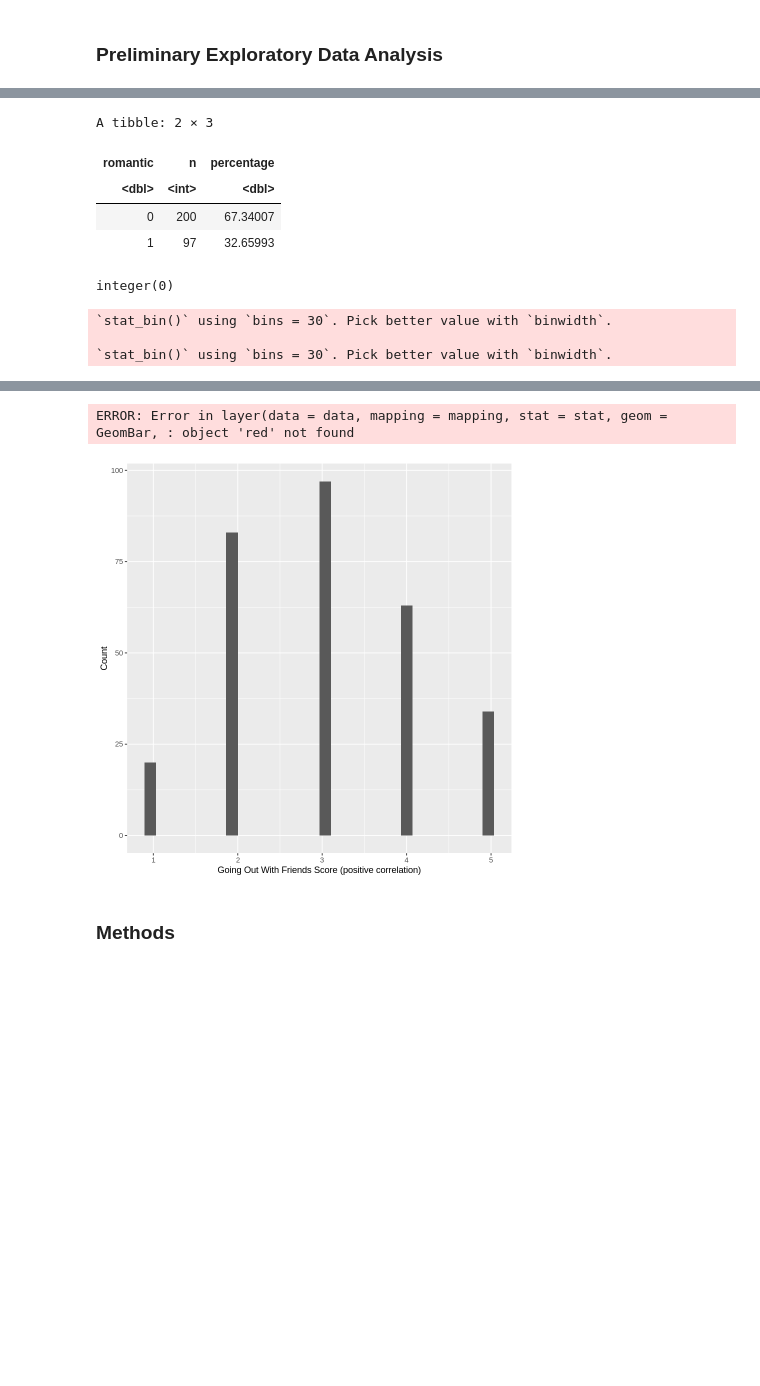
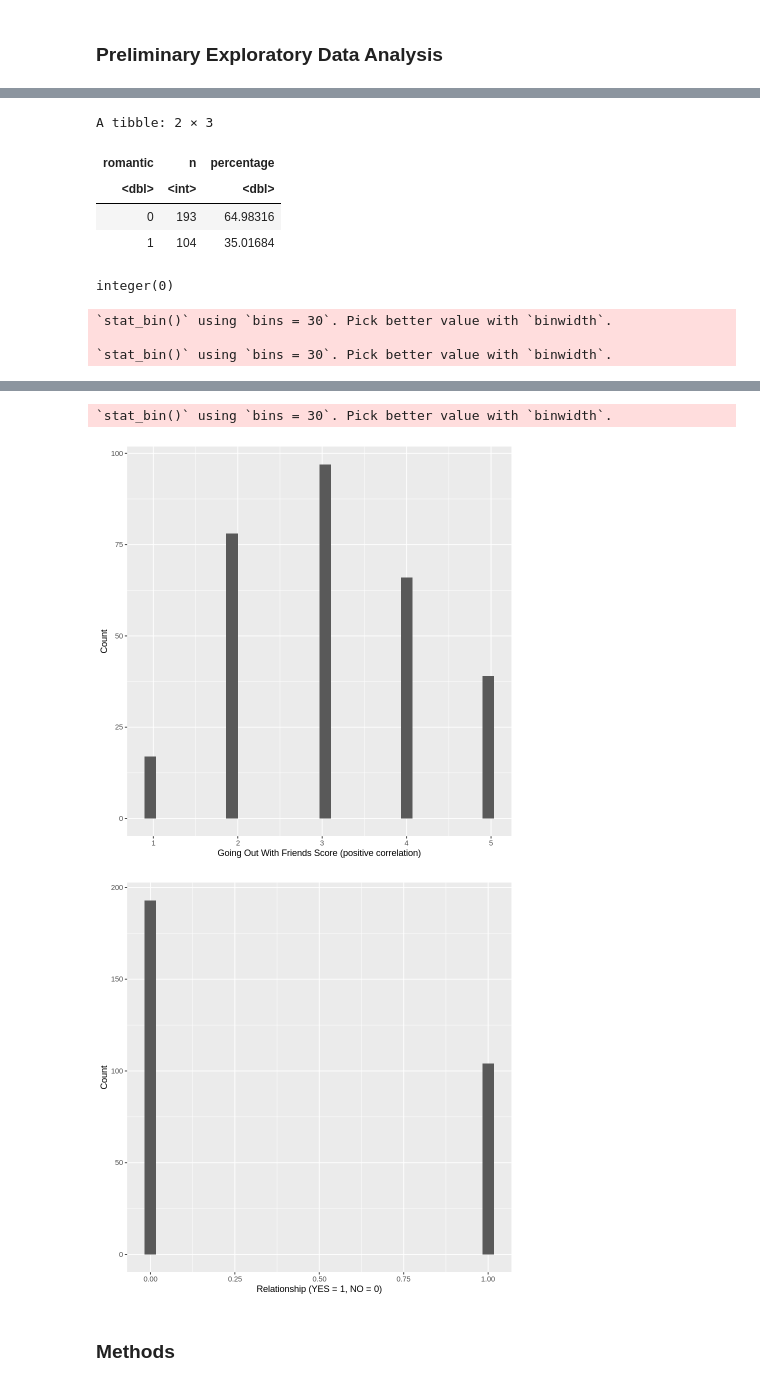
Before and after one commit to czhang176/dsci100_groupproject, a Jupyter notebook: project_proposal.ipynb, the cells around one changed output, grey strips where cells are left out. Drawn from its saved outputs; the diff is of its cells as text; code cells hidden in the pictures; blank space fills up the shorter version.

```diff
--- a/project_proposal.ipynb
+++ b/project_proposal.ipynb
@@ -109,7 +109,7 @@ goout_hist #from this we see a pretty even distribution
 
 # romantic relationship histogram
 romantic_hist <- ggplot(student_train, aes(x = romantic)) +
-  geom_histogram(fill = red) +
+  geom_histogram() +
     labs(x = "Relationship (YES = 1, NO = 0)", y = "Count")
 romantic_hist #from this we see that the majority of students aren't in a romantic relationship
 # %% [output]
@@ -122,8 +122,8 @@ A data.frame: 1 × 2
 A tibble: 2 × 3
 | romantic | n | percentage |
 | <dbl> | <int> | <dbl> |
-| 0 | 200 | 67.34007 |
-| 1 | 97 | 32.65993 |
+| 0 | 193 | 64.98316 |
+| 1 | 104 | 35.01684 |
 integer(0)
 `stat_bin()` using `bins = 30`. Pick better value with `binwidth`.
 
@@ -132,5 +132,6 @@ integer(0)
-ERROR: Error in layer(data = data, mapping = mapping, stat = stat, geom = GeomBar, : object 'red' not found
+`stat_bin()` using `bins = 30`. Pick better value with `binwidth`.
-[figure, old version]
+[figure, new version]
+[figure, added]
 # %% [markdown]
 ### Methods
 # %% [markdown]
```
Also changed, not shown: parts of 2 cells of this notebook.
